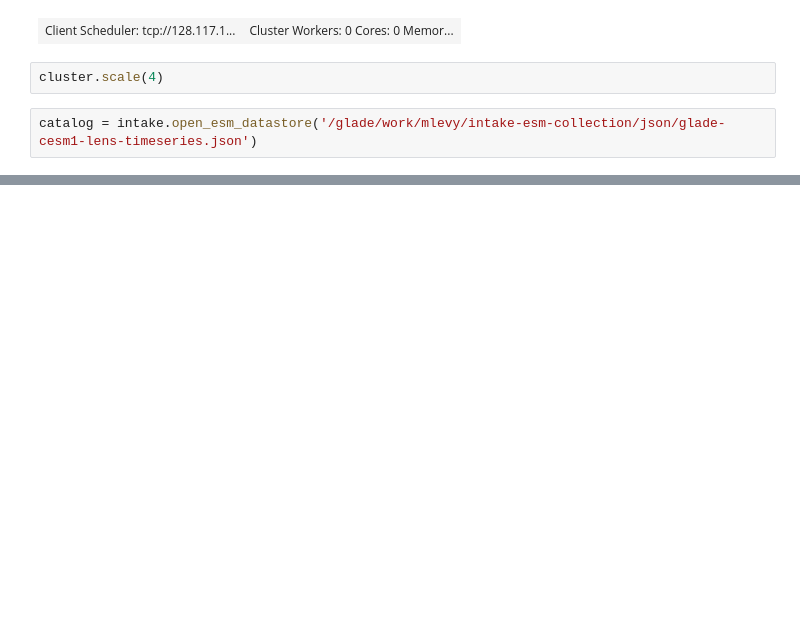
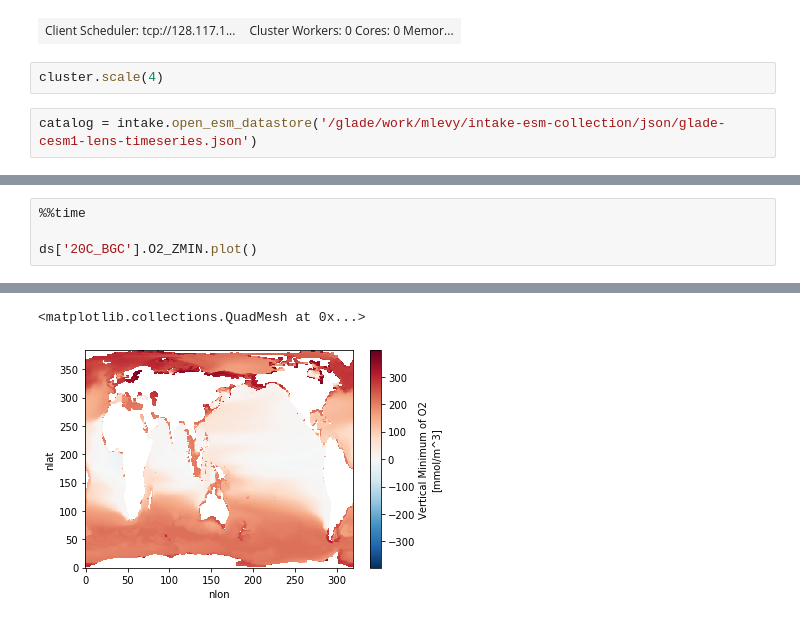
Before and after one commit to mnlevy1981/LENS_via_intake_esm, a Jupyter notebook: Test CESM-LENS collection.ipynb, the cells around one changed output, grey strips where cells are left out. Drawn from its saved outputs; the diff is of its cells as text; blank space fills up the shorter version.

```diff
--- a/Test CESM-LENS collection.ipynb
+++ b/Test CESM-LENS collection.ipynb
@@ -157,0 +145,5 @@ Wall time: 6min 10s
+# %%
+%%time
+
+ds['20C_BGC'].O2_ZMIN.plot()
+# %% [output]
@@ -157,0 +152,2 @@ Wall time: 6min 10s
+<matplotlib.collections.QuadMesh at 0x...>
+[figure, added]
```
Also changed, not shown: parts of 8 cells of this notebook, 1 other file.
